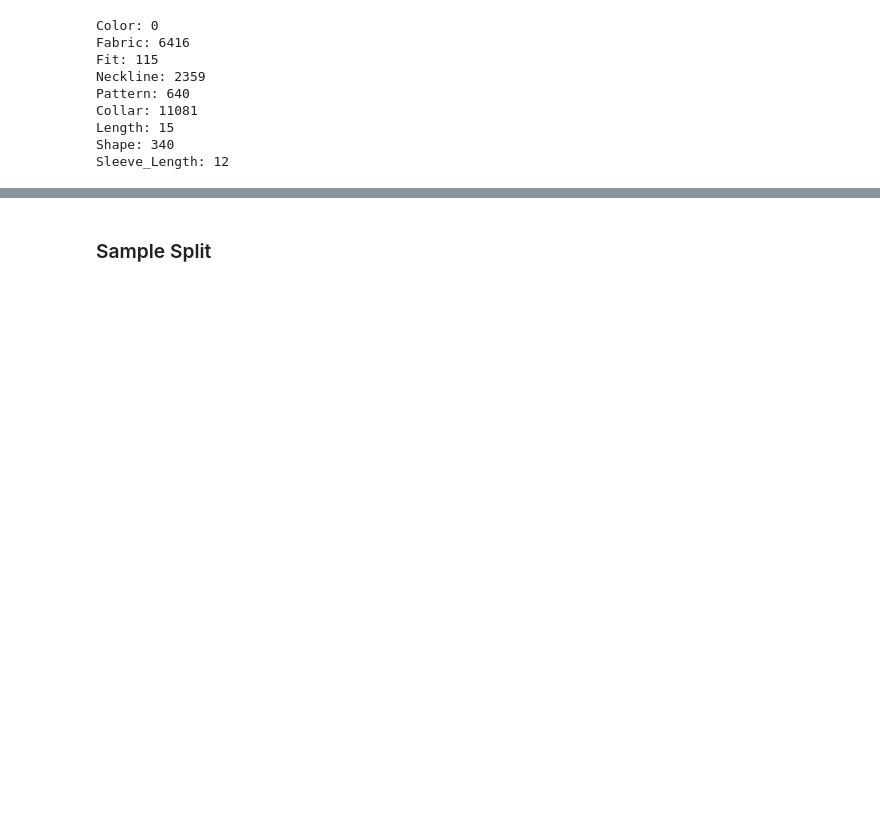
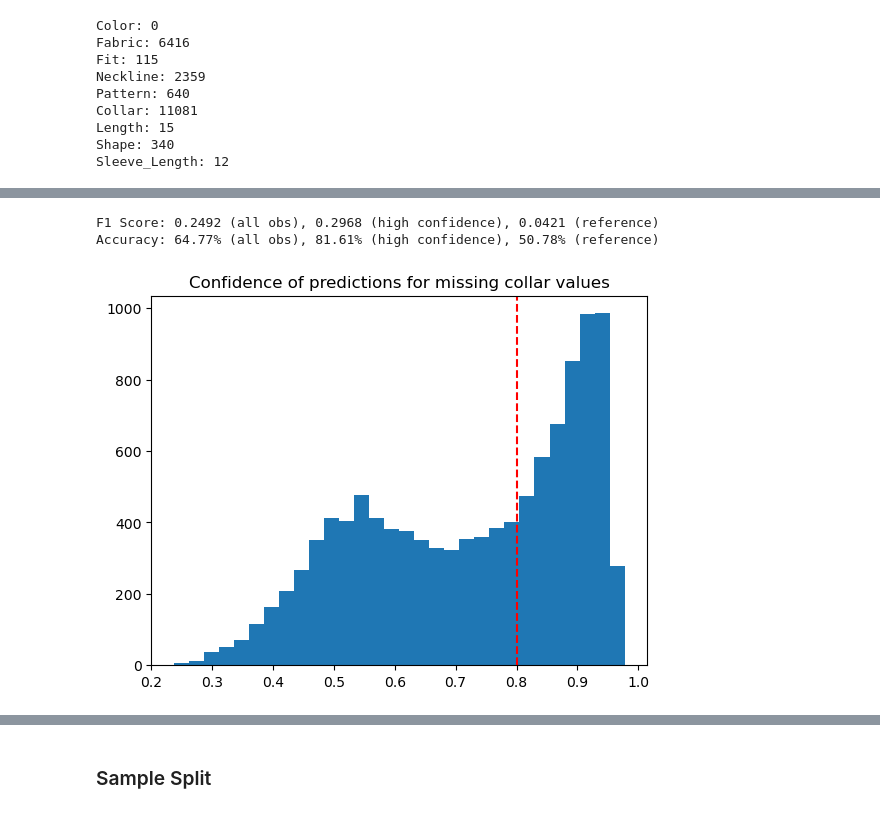
Before and after one commit to MGenschow/Thesis, a Jupyter notebook: 4_Assessor/disentangled_representations/data_preparation.ipynb, the cells around one changed output, grey strips where cells are left out. Cells and saved outputs as stored; diff of their text form; code cells hidden in the pictures; blank space fills up the shorter version.

```diff
--- a/4_Assessor/disentangled_representations/data_preparation.ipynb
+++ b/4_Assessor/disentangled_representations/data_preparation.ipynb
@@ -83,0 +162,9 @@ pprint(dict_out, sort_dicts=False)
+# %%
+attribute_name = 'Collar'
+missing_mapping = predict_attribute_values(meta, attribute_name)
+attribute_mapping = missing_mapping | meta[meta[attribute_name].isna() == False].set_index('article_id')[attribute_name].to_dict()
+meta[attribute_name] = meta.article_id.map(attribute_mapping)
+# %% [output]
+F1 Score: 0.2492 (all obs), 0.2968 (high confidence), 0.0421 (reference)
+Accuracy: 64.77% (all obs), 81.61% (high confidence), 50.78% (reference)
+[figure, added]
```
Also changed, not shown: parts of 13 cells of this notebook, 1 other file.
